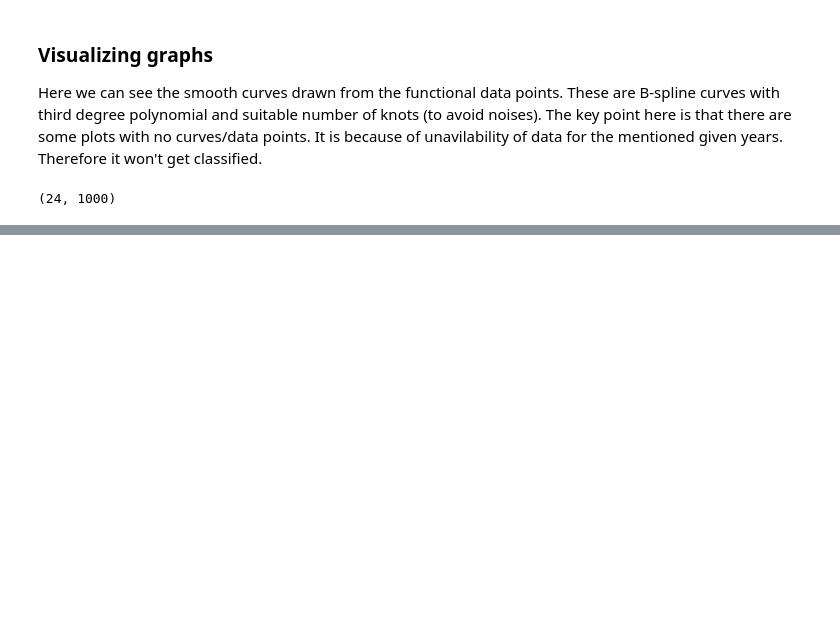
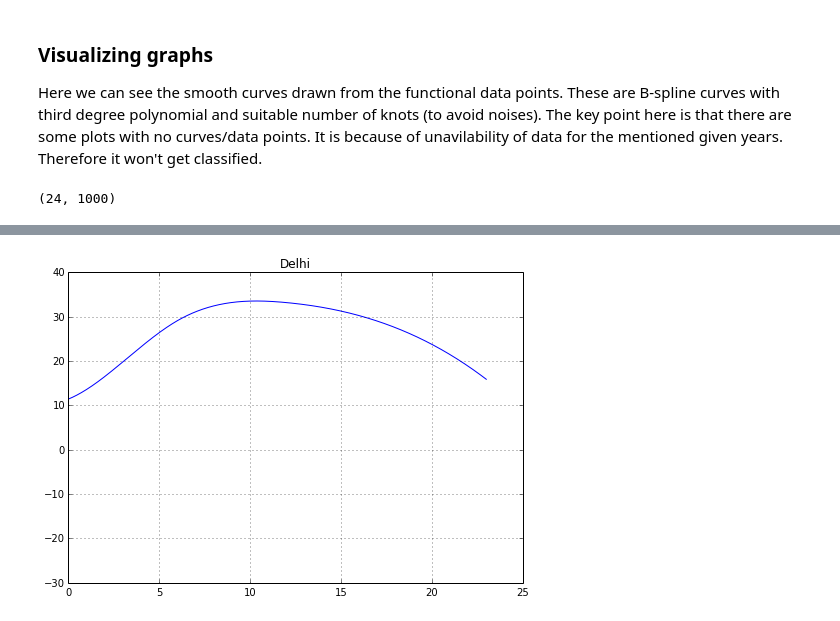
Before and after one commit to ayushshukla92/Functional-Data-Analysis, a Jupyter notebook: Python/Data/wunderground/fda.ipynb, the cells around one changed output, grey strips where cells are left out. Cells and saved outputs as stored; diff of their text form; code cells hidden in the pictures; blank space fills up the shorter version.

```diff
--- a/Python/Data/wunderground/fda.ipynb
+++ b/Python/Data/wunderground/fda.ipynb
@@ -189,0 +206,16 @@ for city in class_b:
+# %%
+class_c = [city for city in city_class_map if city_class_map[city] == 2]
+size = len(class_c)
+matplotlib.rcParams['figure.figsize'] = (20, 5*size)
+for k,city in enumerate(class_c):
+    x = np.linspace(0,23,1000)
+#     fig = plt.figure(figsize=(8, 6))
+    ax1 = plt.subplot(size,3,k+1)
+    ax1.plot(x,city_curve[city])
+    ax1.grid()
+    ax1.set_ylim([-30,40])
+    ax1.set_title(city)
+plt.tight_layout()
+plt.show()
+# %% [output]
+[figure, added]
```
Also changed, not shown: parts of 18 cells of this notebook, 3 other files.
